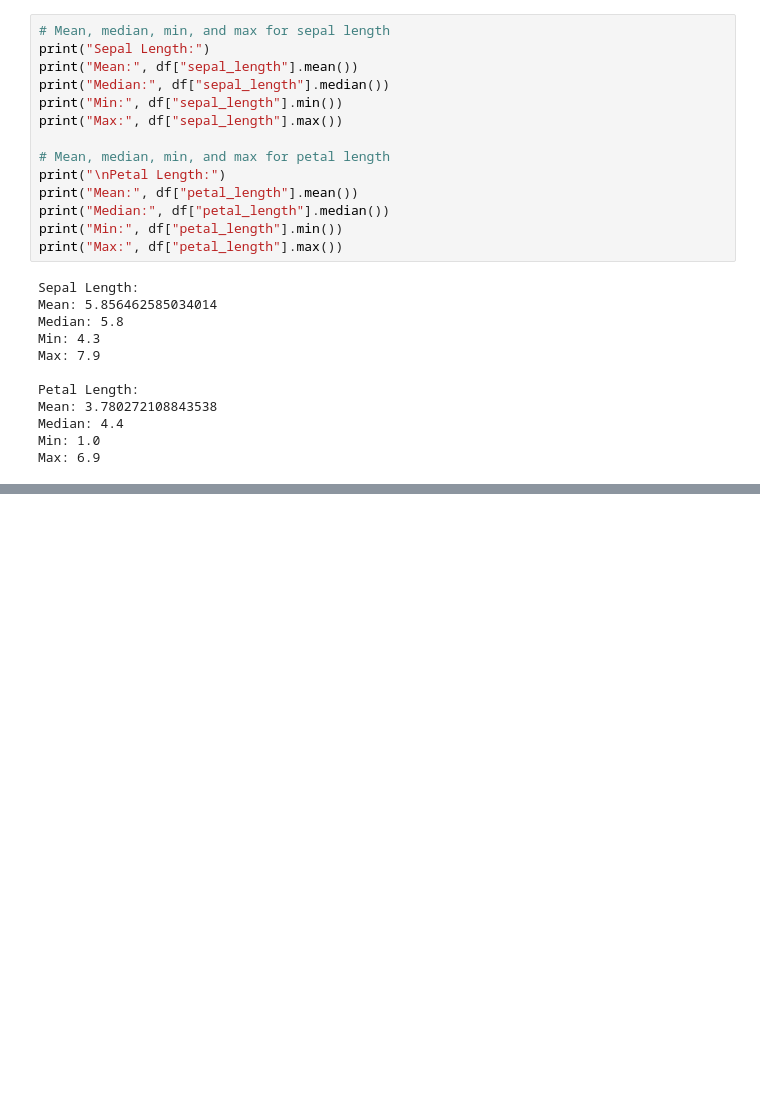
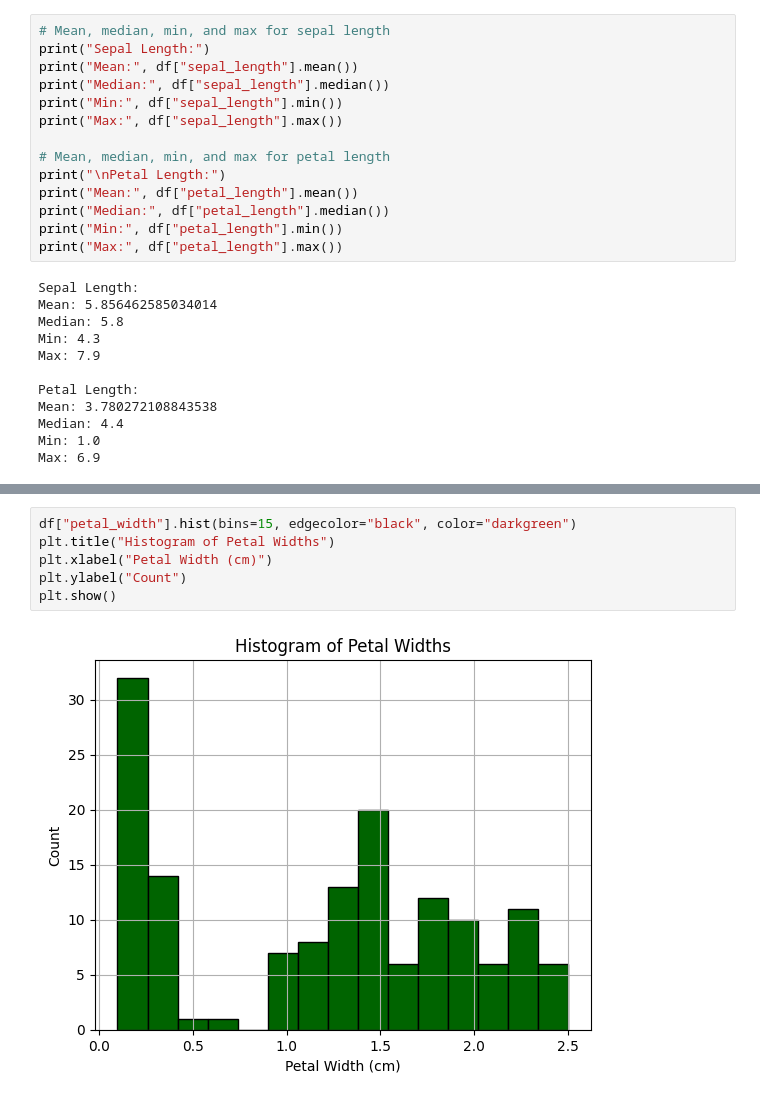
Before and after one commit to DavisReinhard/iris-analysis-group1, a Jupyter notebook: iris_project.ipynb, the cells around one changed output, grey strips where cells are left out. Drawn from its saved outputs; the diff is of its cells as text; blank space fills up the shorter version.

```diff
--- a/iris_project.ipynb
+++ b/iris_project.ipynb
@@ -267,0 +305,8 @@ Max: 6.9
+# %%
+df["petal_width"].hist(bins=15, edgecolor="black", color="darkgreen")
+plt.title("Histogram of Petal Widths")
+plt.xlabel("Petal Width (cm)")
+plt.ylabel("Count")
+plt.show()
+# %% [output]
+[figure, added]
```
Also changed, not shown: parts of 15 cells of this notebook.
